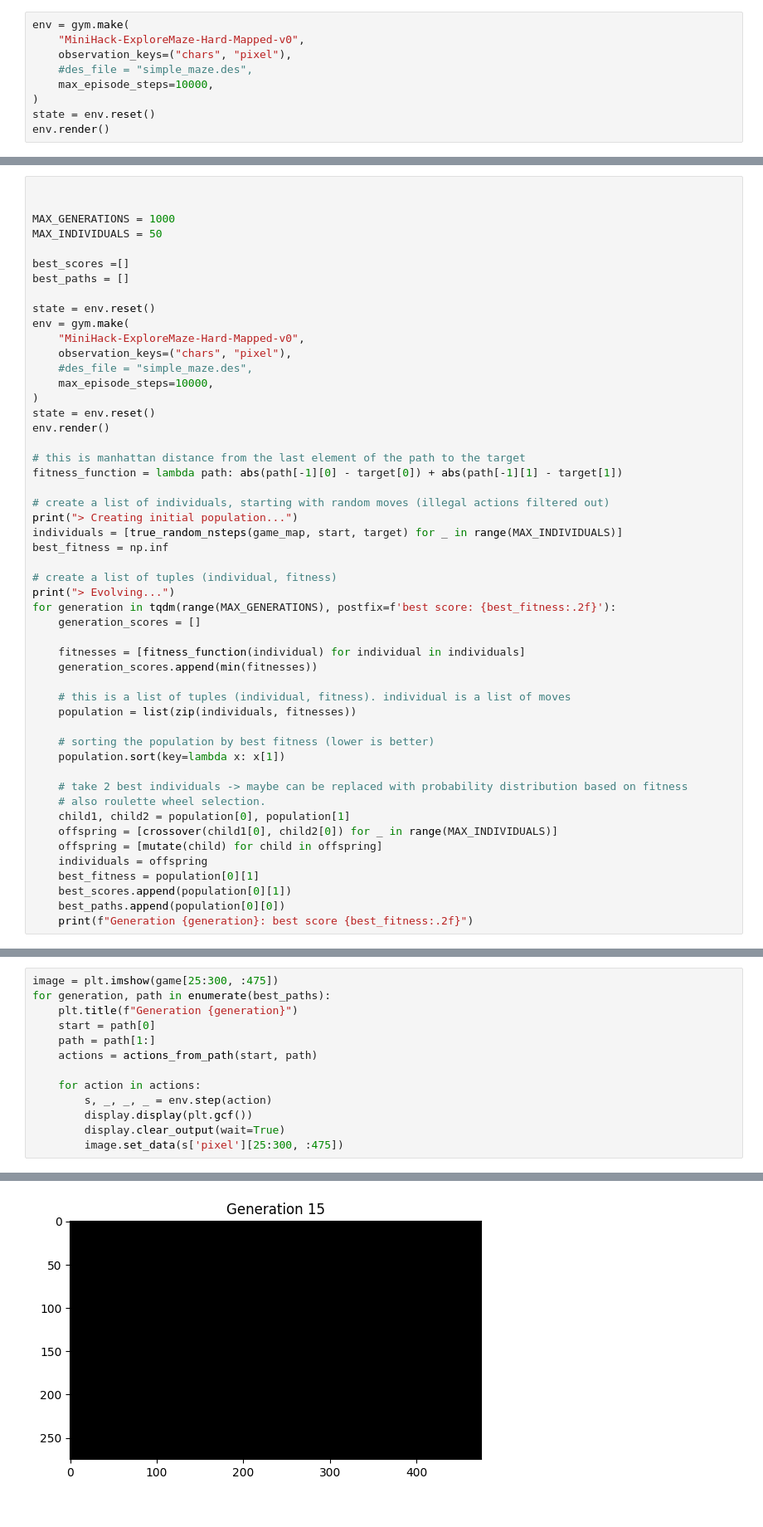
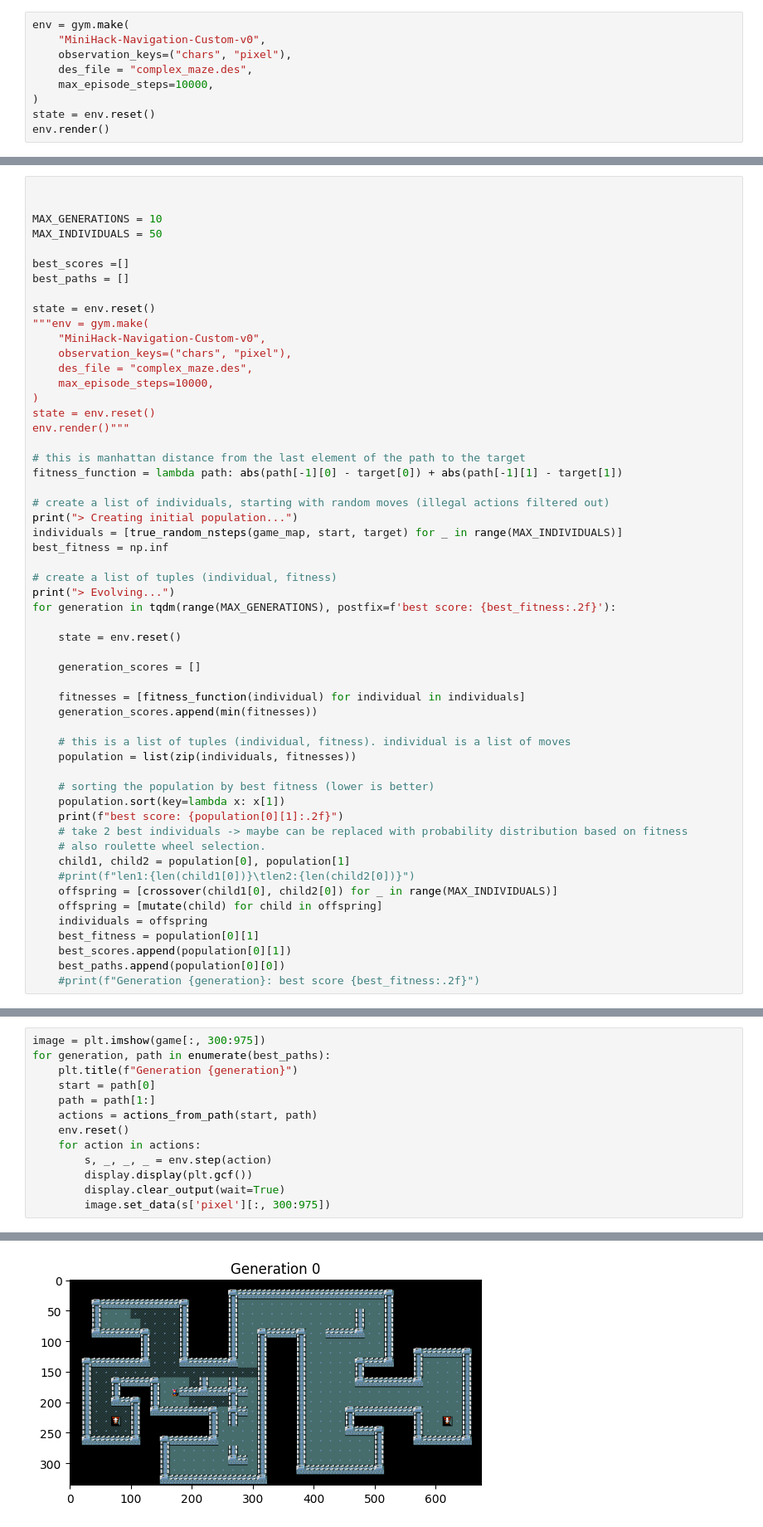
Before and after one commit to vornao/aif-project, a Jupyter notebook: lessons/hands-on-search/search.ipynb, the cells around one changed output, grey strips where cells are left out. Shown at 83% size. Saved outputs shown, nothing was run; the diff lists cells and outputs as text.

```diff
--- a/lessons/hands-on-search/search.ipynb
+++ b/lessons/hands-on-search/search.ipynb
@@ -15,9 +16,9 @@ from utils import *
 from gen import test, random_search, true_random_search, true_random_nsteps
 # %%
 env = gym.make(
-    "MiniHack-ExploreMaze-Hard-Mapped-v0",
+    "MiniHack-Navigation-Custom-v0",
     observation_keys=("chars", "pixel"),
-    #des_file = "simple_maze.des",
+    des_file = "complex_maze.des",
     max_episode_steps=10000,
 )
 state = env.reset()
@@ -99,21 +130,21 @@ def mutate(path, mutation_rate=0.05):
 # %%
 
 
-MAX_GENERATIONS = 1000
+MAX_GENERATIONS = 10
 MAX_INDIVIDUALS = 50
 
 best_scores =[]
 best_paths = []
 
 state = env.reset()
-env = gym.make(
-    "MiniHack-ExploreMaze-Hard-Mapped-v0",
+"""env = gym.make(
+    "MiniHack-Navigation-Custom-v0",
     observation_keys=("chars", "pixel"),
-    #des_file = "simple_maze.des",
+    des_file = "complex_maze.des",
     max_episode_steps=10000,
 )
 state = env.reset()
-env.render()
+env.render()"""
 
 # this is manhattan distance from the last element of the path to the target
 fitness_function = lambda path: abs(path[-1][0] - target[0]) + abs(path[-1][1] - target[1])
@@ -126,6 +157,9 @@ best_fitness = np.inf
 # create a list of tuples (individual, fitness)
 print("> Evolving...")
 for generation in tqdm(range(MAX_GENERATIONS), postfix=f'best score: {best_fitness:.2f}'):
+
+    state = env.reset()
+
     generation_scores = []
 
     fitnesses = [fitness_function(individual) for individual in individuals]
@@ -136,15 +170,16 @@ for generation in tqdm(range(MAX_GENERATIONS), postfix=f'best score: {best_fitne
 
     # sorting the population by best fitness (lower is better)
     population.sort(key=lambda x: x[1])
-
+    print(f"best score: {population[0][1]:.2f}")
     # take 2 best individuals -> maybe can be replaced with probability distribution based on fitness
     # also roulette wheel selection.
     child1, child2 = population[0], population[1]
+    #print(f"len1:{len(child1[0])}\tlen2:{len(child2[0])}")
     offspring = [crossover(child1[0], child2[0]) for _ in range(MAX_INDIVIDUALS)]
     offspring = [mutate(child) for child in offspring]
     individuals = offspring
     best_fitness = population[0][1]
     best_scores.append(population[0][1])
     best_paths.append(population[0][0])
-    print(f"Generation {generation}: best score {best_fitness:.2f}")
+    #print(f"Generation {generation}: best score {best_fitness:.2f}")
 # %% [output]
@@ -168,14 +228,14 @@ Dlvl:1 $:0 HP:12(12) Pw:2(2) AC:7 Xp:1/0
 # %%
-image = plt.imshow(game[25:300, :475])
+image = plt.imshow(game[:, 300:975])
 for generation, path in enumerate(best_paths):
     plt.title(f"Generation {generation}")
     start = path[0]
     path = path[1:]
     actions = actions_from_path(start, path)
-
+    env.reset()
     for action in actions:
         s, _, _, _ = env.step(action)
         display.display(plt.gcf())
         display.clear_output(wait=True)
-        image.set_data(s['pixel'][25:300, :475])
+        image.set_data(s['pixel'][:, 300:975])
 # %% [output]
@@ -183 +243 @@ RuntimeError: Called step on finished NetHack
-[figure, old version]
+[figure, new version]
```
Also changed, not shown: parts of 9 cells of this notebook, 1 other file.
